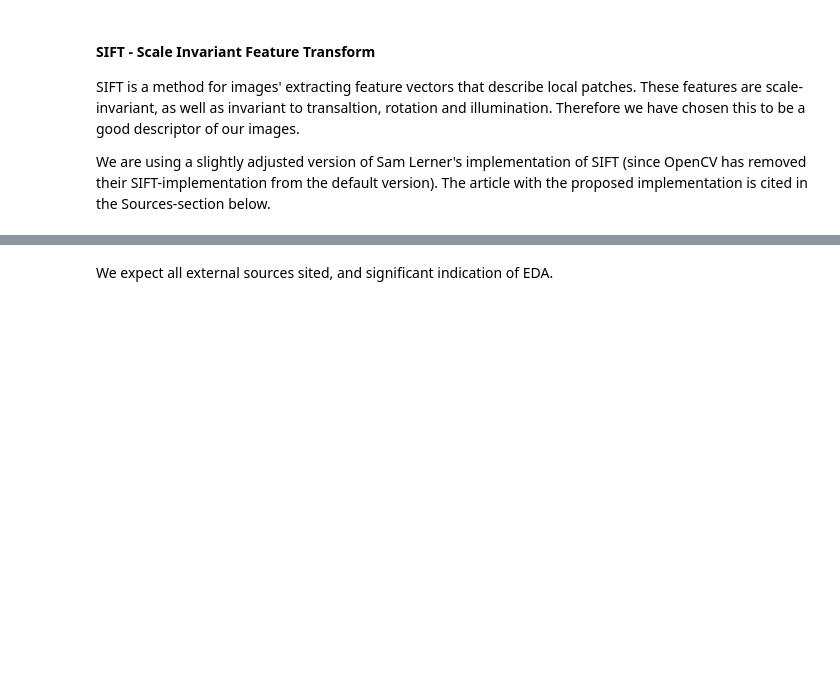
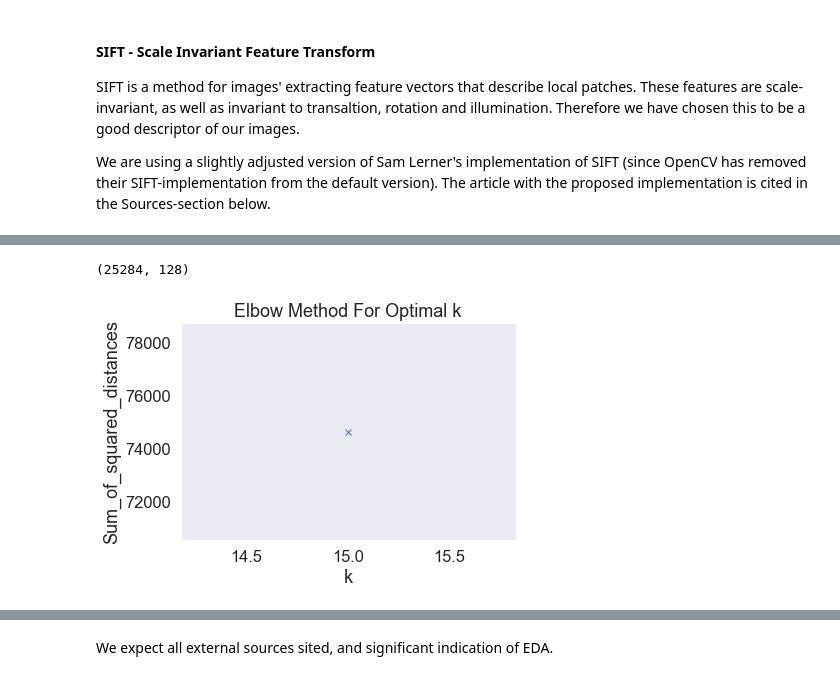
Before and after one commit to henrhoi/image-classification, a Jupyter notebook: GradProject_NB2.ipynb, the cells around one changed output, grey strips where cells are left out. Cells and saved outputs as stored; diff of their text form; code cells hidden in the pictures; blank space fills up the shorter version.

```diff
--- a/GradProject_NB2.ipynb
+++ b/GradProject_NB2.ipynb
@@ -596,0 +685,4 @@ plt.axis("off");
+# %%
+x_train, x_test, y_train, y_test = train_test_split(x, y, test_size=0.2)
+print(x_train.shape)
+print(x_test.shape)
@@ -596,0 +692,7 @@ plt.axis("off");
+# %%
+# Getting descriptors that corresponds to images in train_x and test_x
+descriptor_df = pd.read_csv('descriptors.csv')
+train_descriptors = descriptor_df.loc[descriptor_df['Image_Id'].isin(x_train['Image_Id'])]
+test_descriptors = descriptor_df.loc[descriptor_df['Image_Id'].isin(x_test['Image_Id'])]
+display(test_descriptors['Label'].value_counts())
+display(train_descriptors['Label'].value_counts())
@@ -596,0 +734,5 @@ plt.axis("off");
+# %%
+train_descriptors_y = train_descriptors['Label']
+train_descriptors_x = train_descriptors.drop(columns=['Label', 'Image_Id'])
+test_descriptors_y = test_descriptors['Label']
+test_descriptors_x = test_descriptors.drop(columns=['Label', 'Image_Id'])
@@ -596,0 +767,8 @@ plt.axis("off");
+# %%
+import time
+start = time.time()
+knn = KNeighborsClassifier(p=1)
+knn.fit(train_descriptors_x, train_descriptors_y)
+end = time.time()
+elapsed = end - start
+print(f"Fitting time: {elapsed}s")
@@ -596,0 +907,19 @@ plt.axis("off");
+# %%
+test_descriptors_x.shape
+# %% [output]
+(25284, 128)
+# %%
+sum_of_squared_distances = []
+K = range(15,16)
+for k in K:
+    km = KMeans(n_clusters=k)
+    km = km.fit(train_descriptors_x)
+    sum_of_squared_distances.append(km.inertia_)
+
+plt.plot(K, sum_of_squared_distances, 'bx-')
+plt.xlabel('k')
+plt.ylabel('Sum_of_squared_distances')
+plt.title('Elbow Method For Optimal k')
+plt.show()
+# %% [output]
+[figure, added]
```
Also changed, not shown: parts of 59 cells of this notebook, 2 other files.
